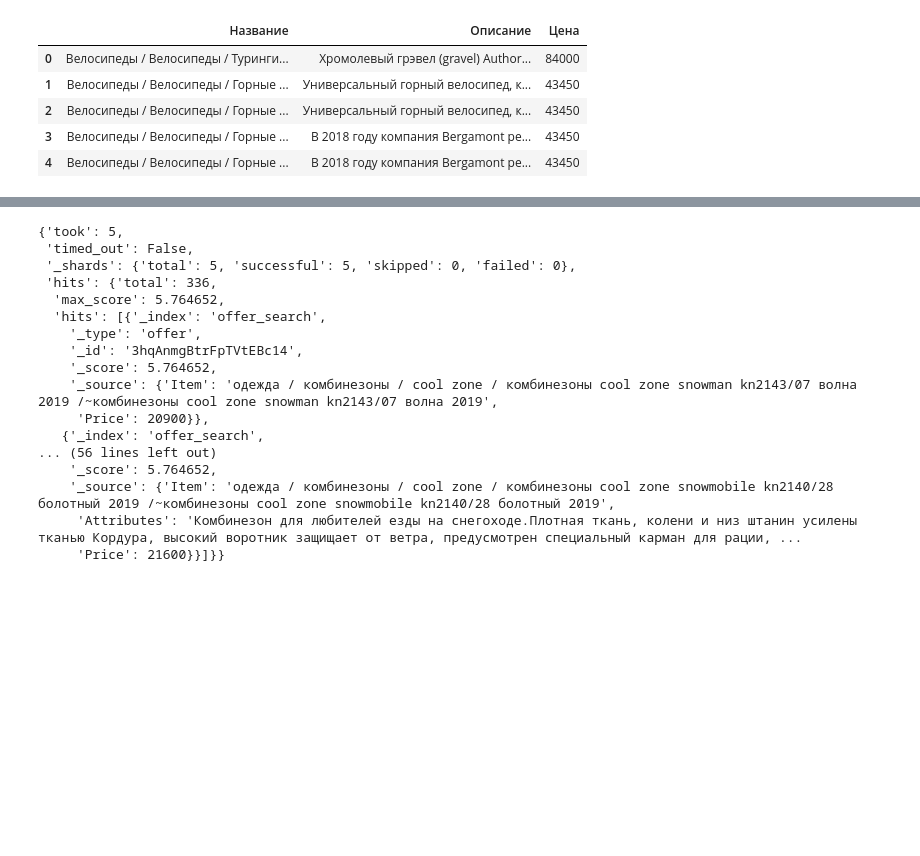
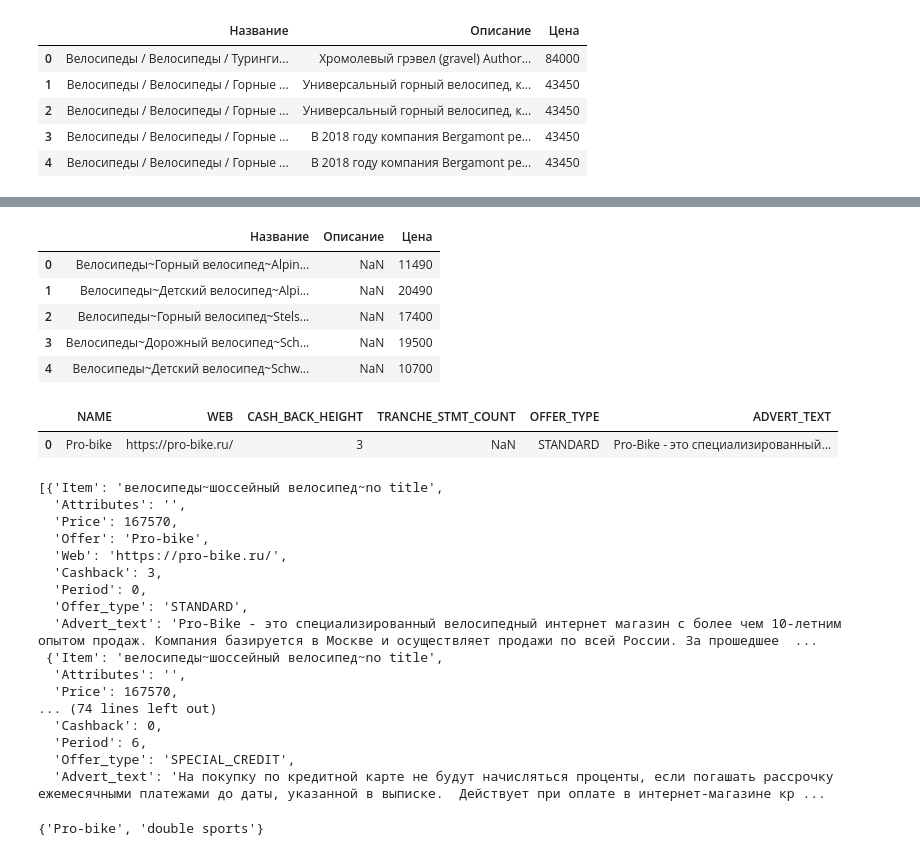
Before and after one commit to kbrodt/offer_search, a Jupyter notebook: how_to_elastic.ipynb, the cells around one changed output, grey strips where cells are left out. Cells and saved outputs as stored; diff of their text form; code cells hidden in the pictures; blank space fills up the shorter version.

```diff
--- a/how_to_elastic.ipynb
+++ b/how_to_elastic.ipynb
@@ -26,0 +63,16 @@ for _, row in data.iterrows():
+# %%
+data = pd.read_excel('./data/sport/pro-bike/data_cleaned.xls')
+data.head()
+# %% [output]
+|  | Название | Описание | Цена |
+| 0 | Велосипеды~Горный велосипед~Alpin... | NaN | 11490 |
+| 1 | Велосипеды~Детский велосипед~Alpi... | NaN | 20490 |
+| 2 | Велосипеды~Горный велосипед~Stels... | NaN | 17400 |
+| 3 | Велосипеды~Дорожный велосипед~Sch... | NaN | 19500 |
+| 4 | Велосипеды~Детский велосипед~Schw... | NaN | 10700 |
+# %%
+meta = pd.read_excel('./data/sport/pro-bike/meta.xls')
+meta.head()
+# %% [output]
+|  | NAME | WEB | CASH_BACK_HEIGHT | TRANCHE_STMT_COUNT | OFFER_TYPE | ADVERT_TEXT |
+| 0 | Pro-bike | https://pro-bike.ru/ | 3 | NaN | STANDARD | Pro-Bike - это специализированный... |
@@ -27,29 +81,31 @@ for _, row in data.iterrows():
 # %%
 es = ElasticsearchRanker(preset=preset)
 # %%
-es.rank(
+ranking = es.rank(
     {
-        'Item': 'комбинезон',
+        'Item': 'велосипед',
         'Attributes': '',
         'Price_from': 0,
         'Price_to': 1000000,
+        'Cashback': 0
     }
 )
+ranking
 # %% [output]
-{'took': 5,
- 'timed_out': False,
- '_shards': {'total': 5, 'successful': 5, 'skipped': 0, 'failed': 0},
- 'hits': {'total': 336,
-  'max_score': 5.764652,
-  'hits': [{'_index': 'offer_search',
-    '_type': 'offer',
-    '_id': '3hqAnmgBtrFpTVtEBc14',
-    '_score': 5.764652,
-    '_source': {'Item': 'одежда / комбинезоны / cool zone / комбинезоны cool zone snowman kn2143/07 волна 2019 /~комбинезоны cool zone snowman kn2143/07 волна 2019',
-     'Price': 20900}},
-   {'_index': 'offer_search',
-... (56 lines left out)
-    '_score': 5.764652,
-    '_source': {'Item': 'одежда / комбинезоны / cool zone / комбинезоны cool zone snowmobile kn2140/28 болотный 2019 /~комбинезоны cool zone snowmobile kn2140/28 болотный 2019',
-     'Attributes': 'Комбинезон для любителей езды на снегоходе.Плотная ткань, колени и низ штанин усилены тканью Кордура, высокий воротник защищает от ветра, предусмотрен специальный карман для рации, ...
-     'Price': 21600}}]}}
+[{'Item': 'велосипеды~шоссейный велосипед~no title',
+  'Attributes': '',
+  'Price': 167570,
+  'Offer': 'Pro-bike',
+  'Web': 'https://pro-bike.ru/',
+  'Cashback': 3,
+  'Period': 0,
+  'Offer_type': 'STANDARD',
+  'Advert_text': 'Pro-Bike - это специализированный велосипедный интернет магазин с более чем 10-летним опытом продаж. Компания базируется в Москве и осуществляет продажи по всей России. За прошедшее  ...
+ {'Item': 'велосипеды~шоссейный велосипед~no title',
+  'Attributes': '',
+  'Price': 167570,
+... (74 lines left out)
+  'Cashback': 0,
+  'Period': 6,
+  'Offer_type': 'SPECIAL_CREDIT',
+  'Advert_text': 'На покупку по кредитной карте не будут начисляться проценты, если погашать рассрочку ежемесячными платежами до даты, указанной в выписке.  Действует при оплате в интернет-магазине кр ...
@@ -55,0 +114,6 @@ es.rank(
+# %%
+unique_offers = {product['Offer'] for product in ranking}
+offers = unique_offers
+offers
+# %% [output]
+{'Pro-bike', 'double sports'}
```
Also changed, not shown: parts of 13 cells of this notebook, 2 other files.
